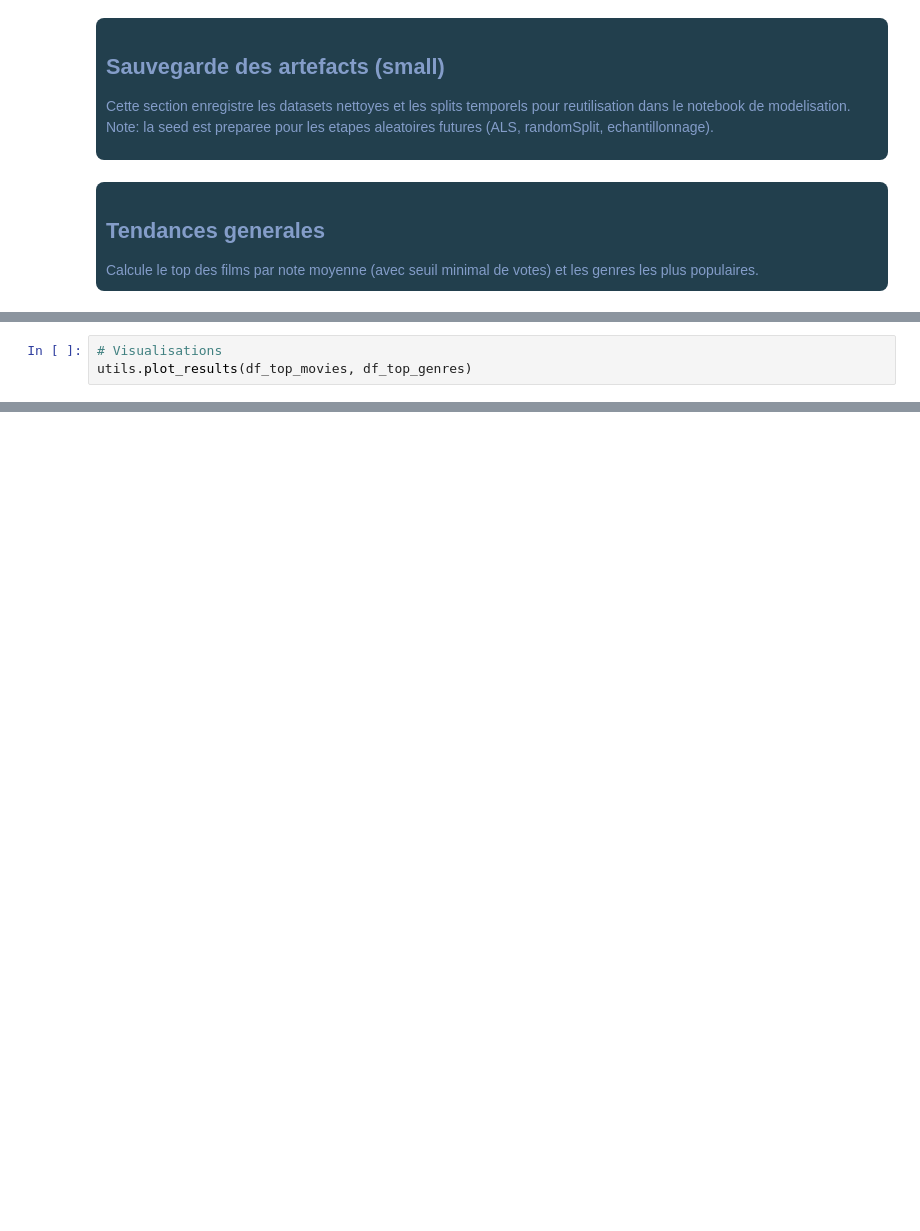
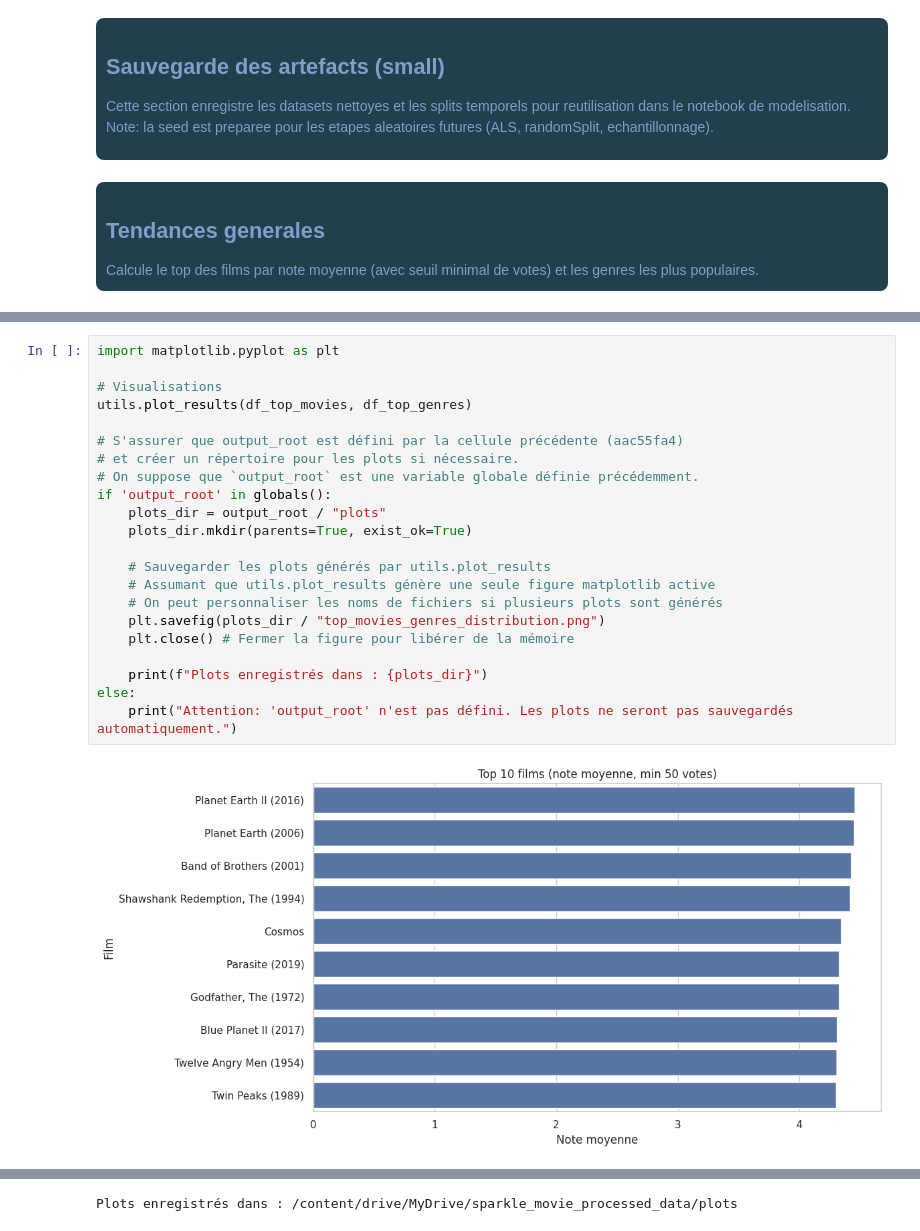
Before and after one commit to bruno-coulet/sparkle-movie, a Jupyter notebook: notebooks/eda.ipynb, the cells around one changed output, grey strips where cells are left out. Cells and saved outputs as stored; diff of their text form; blank space fills up the shorter version.

```diff
--- a/notebooks/eda.ipynb
+++ b/notebooks/eda.ipynb
@@ -594,3 +648,24 @@ df_top_genres.show(10, truncate=False)
 # %%
+import matplotlib.pyplot as plt
+
 # Visualisations
 utils.plot_results(df_top_movies, df_top_genres)
+
+# S'assurer que output_root est défini par la cellule précédente (aac55fa4)
+# et créer un répertoire pour les plots si nécessaire.
+# On suppose que `output_root` est une variable globale définie précédemment.
+if 'output_root' in globals():
+    plots_dir = output_root / "plots"
+    plots_dir.mkdir(parents=True, exist_ok=True)
+
+    # Sauvegarder les plots générés par utils.plot_results
+    # Assumant que utils.plot_results génère une seule figure matplotlib active
+    # On peut personnaliser les noms de fichiers si plusieurs plots sont générés
+    plt.savefig(plots_dir / "top_movies_genres_distribution.png")
+    plt.close() # Fermer la figure pour libérer de la mémoire
+
+    print(f"Plots enregistrés dans : {plots_dir}")
+else:
+    print("Attention: 'output_root' n'est pas défini. Les plots ne seront pas sauvegardés automatiquement.")
+# %% [output]
+[figure, added]
@@ -597,3 +673,4 @@ utils.plot_results(df_top_movies, df_top_genres)
+Plots enregistrés dans : /content/drive/MyDrive/sparkle_movie_processed_data/plots
 # %%
 # Libération propre de la session Spark
 spark.stop()
```
Also changed, not shown: parts of 15 cells of this notebook.
